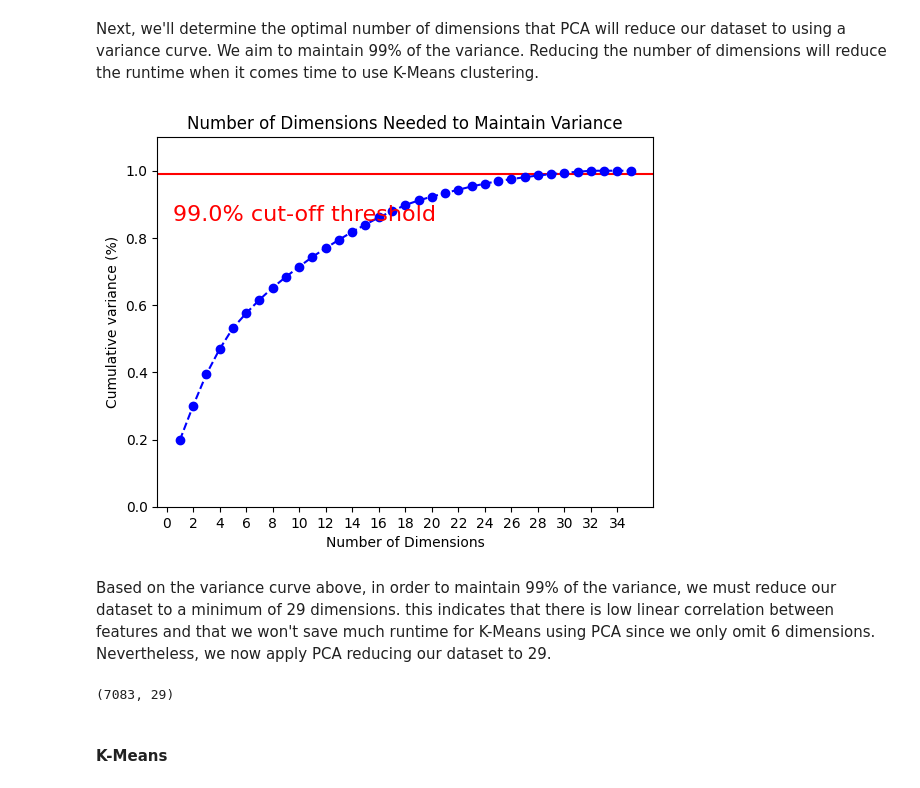
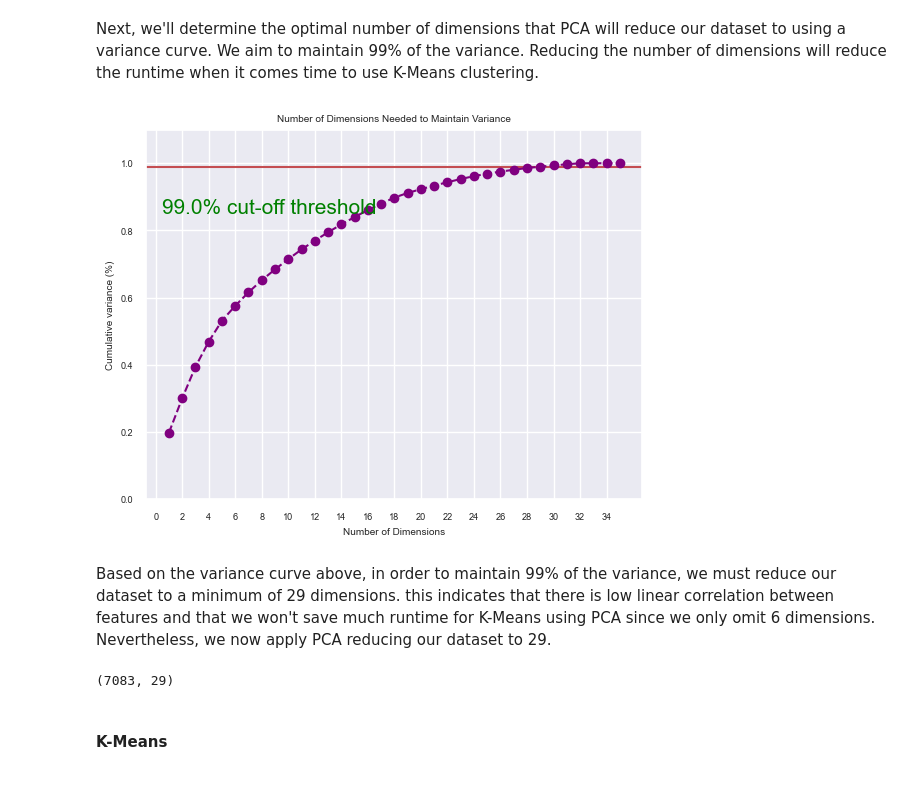
Before and after one commit to SaifA21/MSCI-446-Project, a Jupyter notebook: Final.ipynb, the cells around one changed output. Saved outputs shown, nothing was run; the diff lists cells and outputs as text; code cells hidden in the pictures.

```diff
--- a/Final.ipynb
+++ b/Final.ipynb
@@ -81,3 +83,4 @@ ELABORATE................
 # %%
+sns.set(font_scale=0.6)
 heatMap = sns.heatmap(food.corr(), vmin=-1, vmax=1) # Create a heatmap with correlation values between -1 and 1
 # %% [output]
@@ -117,35 +122,41 @@ food_scaled.shape
 # %% [markdown]
 Next, we'll determine the optimal number of dimensions that PCA will reduce our dataset to using a variance curve. We aim to maintain 99% of the variance. Reducing the number of dimensions will reduce the runtime when it comes time to use K-Means clustering.
 # %%
+#Fitting PCA onto our food_scaled dataframe and computing variance ratios
 pca = PCA().fit(food_scaled)
 variance_ratio = pca.explained_variance_ratio_
 cumulative_variance_ratio = np.cumsum(variance_ratio)
 
-
+#Defining the axes
 xi = np.arange(1, len(variance_ratio)+1, step=1)
 y = np.cumsum(variance_ratio)
 
+#Defining the Plot
 plt.xticks(np.arange(0, 36, step=2))
 plt.ylim(0.0,1.1)
-plt.text(0.5, 0.85, f'{100*0.99}% cut-off threshold', color = 'red', fontsize=16)
 plt.axhline(y = 0.99, color='r', linestyle='-')
-plt.plot(xi, y, marker='o', linestyle='--', color='b')
+plt.plot(xi, y, marker='o', linestyle='--', color='purple')
+plt.text(0.5, 0.85, f'{100*0.99}% cut-off threshold', color = 'green', fontsize=15)
 plt.xlabel('Number of Dimensions')
 plt.ylabel('Cumulative variance (%)')
 plt.title('Number of Dimensions Needed to Maintain Variance')
 
+#Displaying the plot
 plt.show()
 # %% [output]
-[figure, old version]
+[figure, new version]
 # %% [markdown]
 Based on the variance curve above, in order to maintain 99% of the variance, we must reduce our dataset to a minimum of 29 dimensions. this indicates that there is low linear correlation between features and that we won't save much runtime for K-Means using PCA since we only omit 6 dimensions. Nevertheless, we now apply PCA reducing our dataset to 29.
-# %%
-pca = PCA(n_components=29)
-food_pca_29 = pca.fit_transform(food_scaled)
-
-food_pca_29.shape
-# %% [output]
-(7083, 29)
+# %%
+#Define PCA object for scaling down to 29 dimensions
+pca = PCA(n_components=29)
+#Fit food_scaled dataframe to 29 dimensions using the PCA object
+food_pca_29 = pca.fit_transform(food_scaled)
+
+#View new dataframe's dimensions to confirm only 29 columns
+food_pca_29.shape
+# %% [output]
+(7083, 29)
 # %% [markdown]
 #### K-Means
 # %% [markdown]
```
Also changed, not shown: parts of 16 cells of this notebook.
